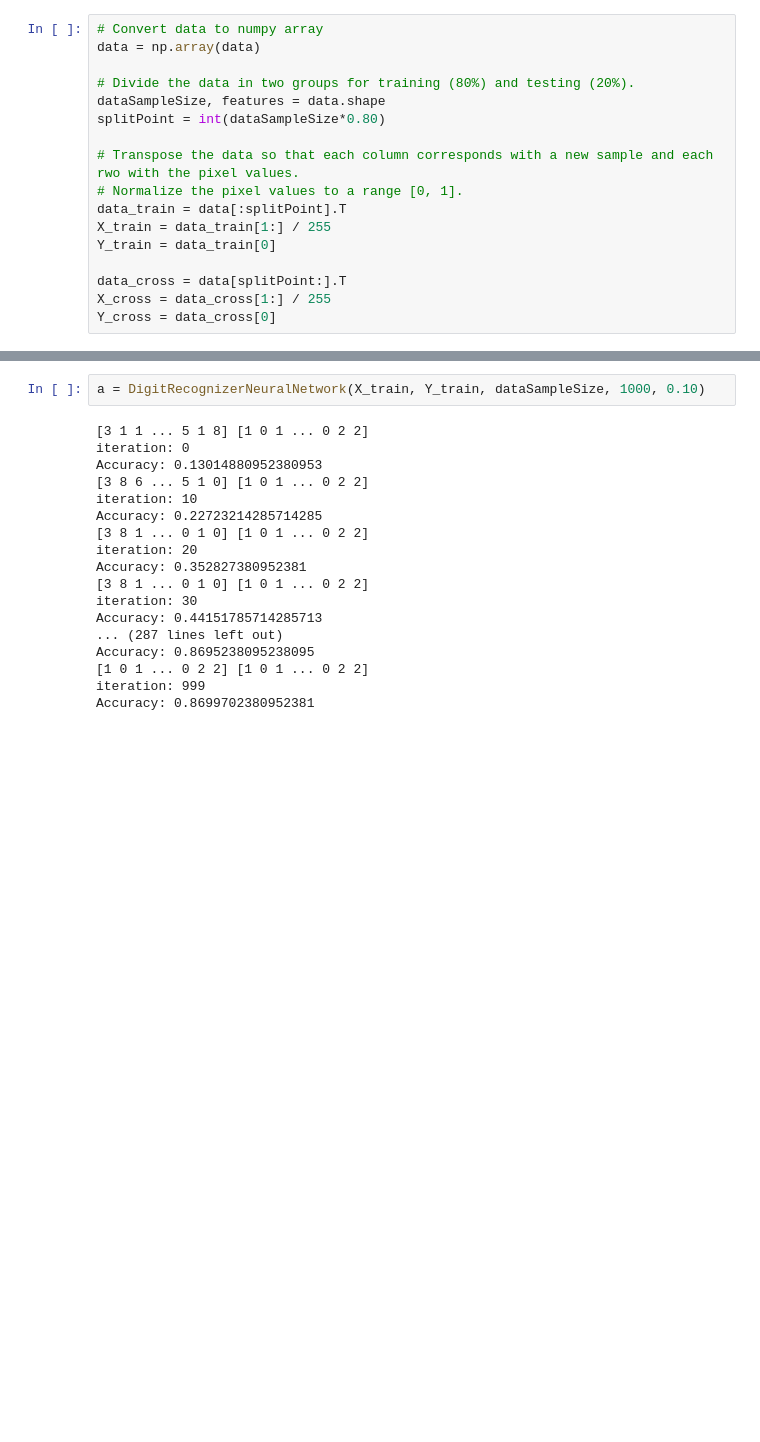
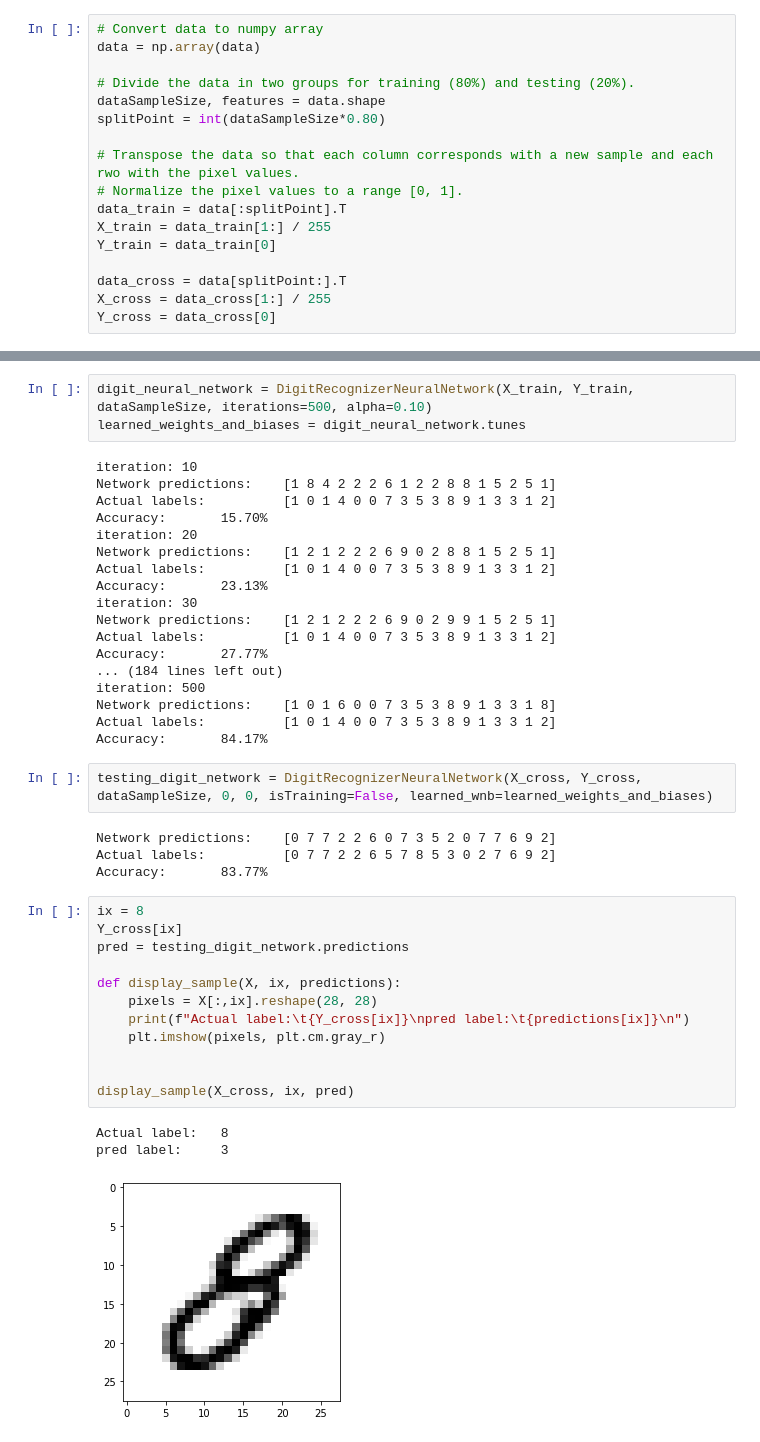
Before and after one commit to Ali13798/CSC535_Group_Fall2021, a Jupyter notebook: Neural_Network.ipynb, the cells around one changed output, grey strips where cells are left out. Drawn from its saved outputs; the diff is of its cells as text; blank space fills up the shorter version.

```diff
--- a/Neural_Network.ipynb
+++ b/Neural_Network.ipynb
@@ -203,21 +306,44 @@ class DigitRecognizerNeuralNetwork:
 # %%
-a = DigitRecognizerNeuralNetwork(X_train, Y_train, dataSampleSize, 1000, 0.10)
+digit_neural_network = DigitRecognizerNeuralNetwork(X_train, Y_train, dataSampleSize, iterations=500, alpha=0.10)
+learned_weights_and_biases = digit_neural_network.tunes
 # %% [output]
-[3 1 1 ... 5 1 8] [1 0 1 ... 0 2 2]
-iteration: 0
-Accuracy: 0.13014880952380953
-[3 8 6 ... 5 1 0] [1 0 1 ... 0 2 2]
 iteration: 10
-Accuracy: 0.22723214285714285
-[3 8 1 ... 0 1 0] [1 0 1 ... 0 2 2]
+Network predictions:    [1 8 4 2 2 2 6 1 2 2 8 8 1 5 2 5 1]
+Actual labels:          [1 0 1 4 0 0 7 3 5 3 8 9 1 3 3 1 2]
+Accuracy:       15.70%
 iteration: 20
-Accuracy: 0.352827380952381
-[3 8 1 ... 0 1 0] [1 0 1 ... 0 2 2]
+Network predictions:    [1 2 1 2 2 2 6 9 0 2 8 8 1 5 2 5 1]
+Actual labels:          [1 0 1 4 0 0 7 3 5 3 8 9 1 3 3 1 2]
+Accuracy:       23.13%
 iteration: 30
-Accuracy: 0.44151785714285713
-... (287 lines left out)
-Accuracy: 0.8695238095238095
-[1 0 1 ... 0 2 2] [1 0 1 ... 0 2 2]
-iteration: 999
-Accuracy: 0.8699702380952381
+Network predictions:    [1 2 1 2 2 2 6 9 0 2 9 9 1 5 2 5 1]
+Actual labels:          [1 0 1 4 0 0 7 3 5 3 8 9 1 3 3 1 2]
+Accuracy:       27.77%
+... (184 lines left out)
+iteration: 500
+Network predictions:    [1 0 1 6 0 0 7 3 5 3 8 9 1 3 3 1 8]
+Actual labels:          [1 0 1 4 0 0 7 3 5 3 8 9 1 3 3 1 2]
+Accuracy:       84.17%
+# %%
+testing_digit_network = DigitRecognizerNeuralNetwork(X_cross, Y_cross, dataSampleSize, 0, 0, isTraining=False, learned_wnb=learned_weights_and_biases)
+# %% [output]
+Network predictions:    [0 7 7 2 2 6 0 7 3 5 2 0 7 7 6 9 2]
+Actual labels:          [0 7 7 2 2 6 5 7 8 5 3 0 2 7 6 9 2]
+Accuracy:       83.77%
+# %%
+ix = 8
+Y_cross[ix]
+pred = testing_digit_network.predictions
+
+def display_sample(X, ix, predictions):
+    pixels = X[:,ix].reshape(28, 28)
+    print(f"Actual label:\t{Y_cross[ix]}\npred label:\t{predictions[ix]}\n")
+    plt.imshow(pixels, plt.cm.gray_r)
+
+
+display_sample(X_cross, ix, pred)
+# %% [output]
+Actual label:   8
+pred label:     3
+[figure, added]
 # %%
```
Also changed, not shown: parts of 6 cells of this notebook.
